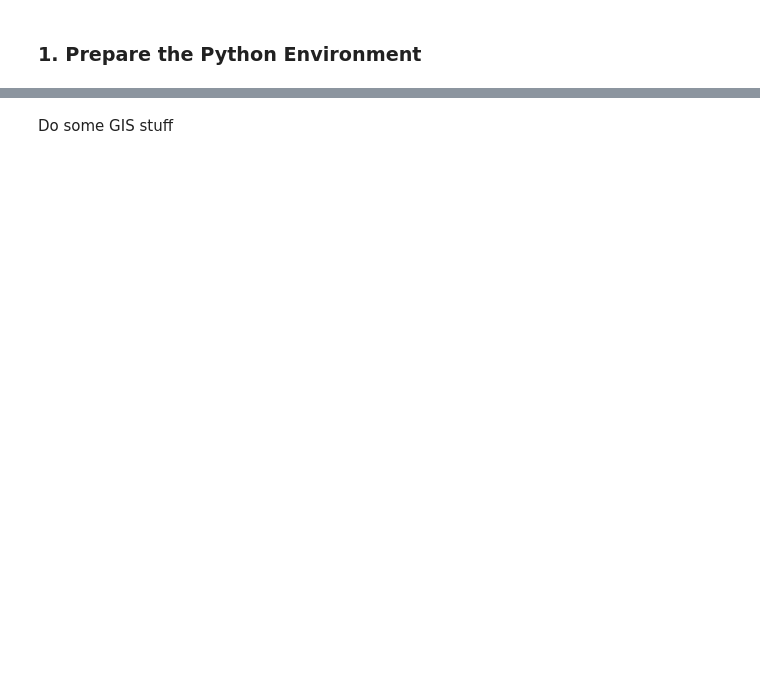
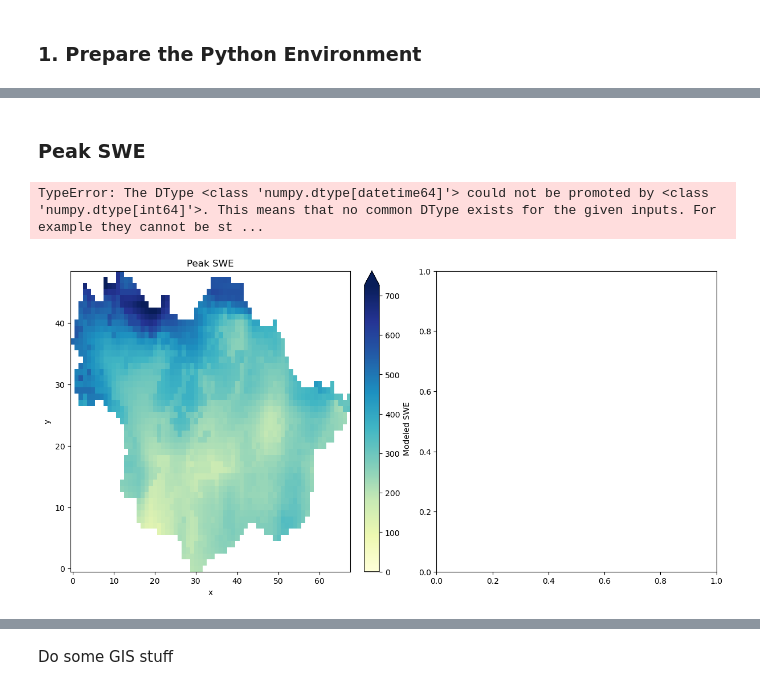
Before and after one commit to hydroframe/cssi_evaluation, a Jupyter notebook: examples/notebooks/snow/03_watershed_scale_comparison_ParFlow.ipynb, the cells around one changed output, grey strips where cells are left out. Saved outputs shown, nothing was run; the diff lists cells and outputs as text; code cells hidden in the pictures; blank space fills up the shorter version.

```diff
--- a/examples/notebooks/snow/03_watershed_scale_comparison_ParFlow.ipynb
+++ b/examples/notebooks/snow/03_watershed_scale_comparison_ParFlow.ipynb
@@ -35,0 +105,9 @@ watershed = "./domain_data/TolumneRiver_18040009.shp"
+# %%
+# Set up a time index for the water year, since the np array returned doesn't have a time variable
+day_times = pd.date_range(start=StartDate, end=EndDate, freq="D")
+print(f"Number of days in the water year: {len(day_times)}")
+
+month_times = pd.date_range("2003-10-01", periods=12, freq="MS")
+print(f"Month start times: {month_times}")
+
+day_times
@@ -35,0 +260,13 @@ watershed = "./domain_data/TolumneRiver_18040009.shp"
+# %% [markdown]
+### Peak SWE
+# %%
+peak_swe = grid_swe_da.max(dim="time")
+peak_day = grid_swe_da.idxmax(dim="time")
+fig, axes = plt.subplots(1, 2, figsize=(12, 6), constrained_layout=True)
+peak_swe.plot.imshow(ax=axes[0], cmap="YlGnBu", vmin=vmin, vmax=vmax)
+axes[0].set_title("Peak SWE")
+peak_day.plot.imshow(ax=axes[1], cmap="viridis")
+axes[1].set_title("Day of Peak SWE")
+# %% [output]
+TypeError: The DType <class 'numpy.dtype[datetime64]'> could not be promoted by <class 'numpy.dtype[int64]'>. This means that no common DType exists for the given inputs. For example they cannot be st ...
+[figure, added]
```
Also changed, not shown: parts of 43 cells of this notebook, 4 other files.
